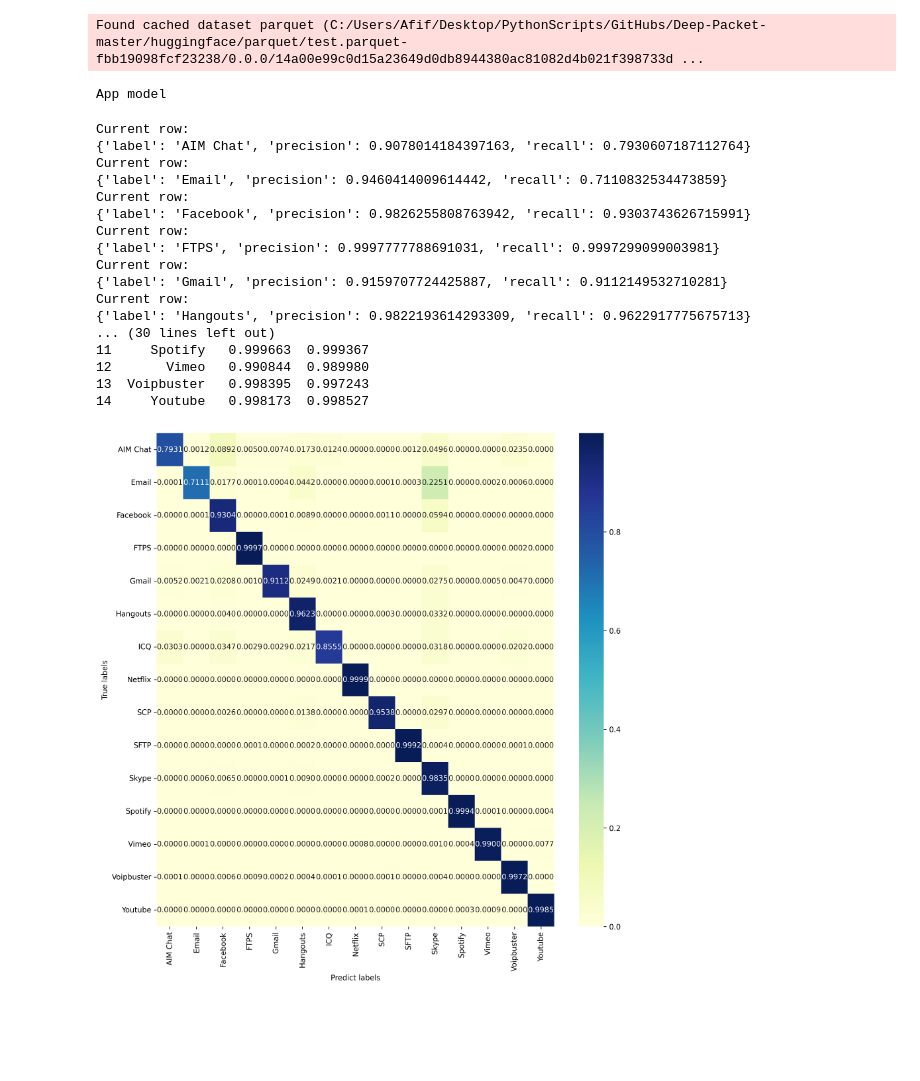
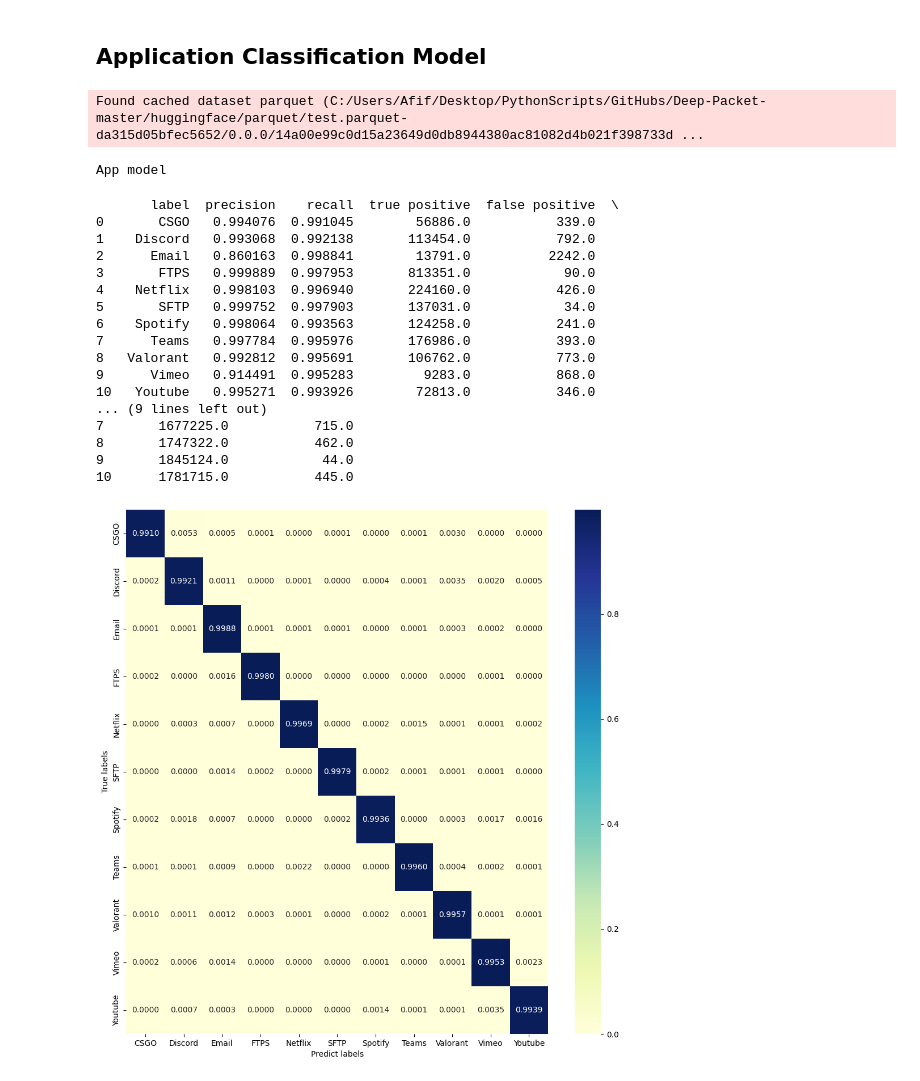
Before and after one commit to Christabellet/ict3211-group3, a Jupyter notebook: AI/Deep-Packet-edited/custom_evaluation_cnn.ipynb, the cells around one changed output. Cells and saved outputs as stored; diff of their text form; code cells hidden in the pictures; blank space fills up the shorter version.

```diff
--- a/AI/Deep-Packet-edited/custom_evaluation_cnn.ipynb
+++ b/AI/Deep-Packet-edited/custom_evaluation_cnn.ipynb
@@ -18,52 +19,53 @@ def plot_confusion_matrix(cm, labels):
     ax.set_xlabel('Predict labels')
     ax.set_ylabel('True labels')
     fig.show()
-# %%
-if __name__ == '__main__':
-    # plot dpi
-    mpl.rcParams['figure.dpi'] = 300
-
-    # model path
-    application_classification_cnn_model_path = 'model/new_application_classification.cnn.model'
-    traffic_classification_cnn_model_path = 'model/new_traffic_classification.cnn.model'
-
-    # test data path
-    application_classification_test_data_path = r'C:\Users\Afif\Desktop\full_train_test\application_classification\test.parquet'
-    traffic_classification_test_data_path = r'C:\Users\Afif\Desktop\full_train_test\traffic_classification\test.parquet'
-
-    application_classification_cnn = load_application_classification_cnn_model(application_classification_cnn_model_path, gpu=True)
-    traffic_classification_cnn = load_traffic_classification_cnn_model(traffic_classification_cnn_model_path, gpu=True)
+# %% [markdown]
+## Application Classification Model
 # %%
+if __name__ == '__main__':
+
+    # model path
+    application_classification_cnn_model_path = 'model/undersampled_app.cnn.model'
+
+    # test data path
+    application_classification_test_data_path = r'D:\train_test_undersampled\application_classification\test.parquet'
+
+    # change gpu to False if not using CUDA-based GPU
+    application_classification_cnn = load_application_classification_cnn_model(
+        application_classification_cnn_model_path,
+        gpu=True)
+
     app_cnn_cm = confusion_matrix(
         data_path=application_classification_test_data_path,
         model=application_classification_cnn,
         num_class=len(ID_TO_APP)
     )
     app_labels = []
     for i in sorted(list(ID_TO_APP.keys())):
         app_labels.append(ID_TO_APP[i])
 
     print("App model")
     plot_confusion_matrix(app_cnn_cm, app_labels)
     print(get_classification_report(app_cnn_cm, app_labels))
+    get_classification_report(app_cnn_cm, app_labels).to_csv('undersampled_app_results.csv', index=False)
 # %% [output]
-Found cached dataset parquet (C:/Users/Afif/Desktop/PythonScripts/GitHubs/Deep-Packet-master/huggingface/parquet/test.parquet-fbb19098fcf23238/0.0.0/14a00e99c0d15a23649d0db8944380ac81082d4b021f398733d ...
+Found cached dataset parquet (C:/Users/Afif/Desktop/PythonScripts/GitHubs/Deep-Packet-master/huggingface/parquet/test.parquet-da315d05bfec5652/0.0.0/14a00e99c0d15a23649d0db8944380ac81082d4b021f398733d ...
 App model
-Current row:
-{'label': 'AIM Chat', 'precision': 0.9078014184397163, 'recall': 0.7930607187112764}
-Current row:
-{'label': 'Email', 'precision': 0.9460414009614442, 'recall': 0.7110832534473859}
-Current row:
-{'label': 'Facebook', 'precision': 0.9826255808763942, 'recall': 0.9303743626715991}
-Current row:
-{'label': 'FTPS', 'precision': 0.9997777788691031, 'recall': 0.9997299099003981}
-Current row:
-{'label': 'Gmail', 'precision': 0.9159707724425887, 'recall': 0.9112149532710281}
-Current row:
-{'label': 'Hangouts', 'precision': 0.9822193614293309, 'recall': 0.9622917775675713}
-... (30 lines left out)
-11     Spotify   0.999663  0.999367
-12       Vimeo   0.990844  0.989980
-13  Voipbuster   0.998395  0.997243
-14     Youtube   0.998173  0.998527
+       label  precision    recall  true positive  false positive  \
+0       CSGO   0.994076  0.991045        56886.0           339.0
+1    Discord   0.993068  0.992138       113454.0           792.0
+2      Email   0.860163  0.998841        13791.0          2242.0
+3       FTPS   0.999889  0.997953       813351.0            90.0
+4    Netflix   0.998103  0.996940       224160.0           426.0
+5       SFTP   0.999752  0.997903       137031.0            34.0
+6    Spotify   0.998064  0.993563       124258.0           241.0
+7      Teams   0.997784  0.995976       176986.0           393.0
+8   Valorant   0.992812  0.995691       106762.0           773.0
+9      Vimeo   0.914491  0.995283         9283.0           868.0
+10   Youtube   0.995271  0.993926        72813.0           346.0
+... (9 lines left out)
+7       1677225.0           715.0
+8       1747322.0           462.0
+9       1845124.0            44.0
+10      1781715.0           445.0
-[figure, old version]
+[figure, new version]
```
Also changed, not shown: parts of 3 cells of this notebook, 1 other file.
